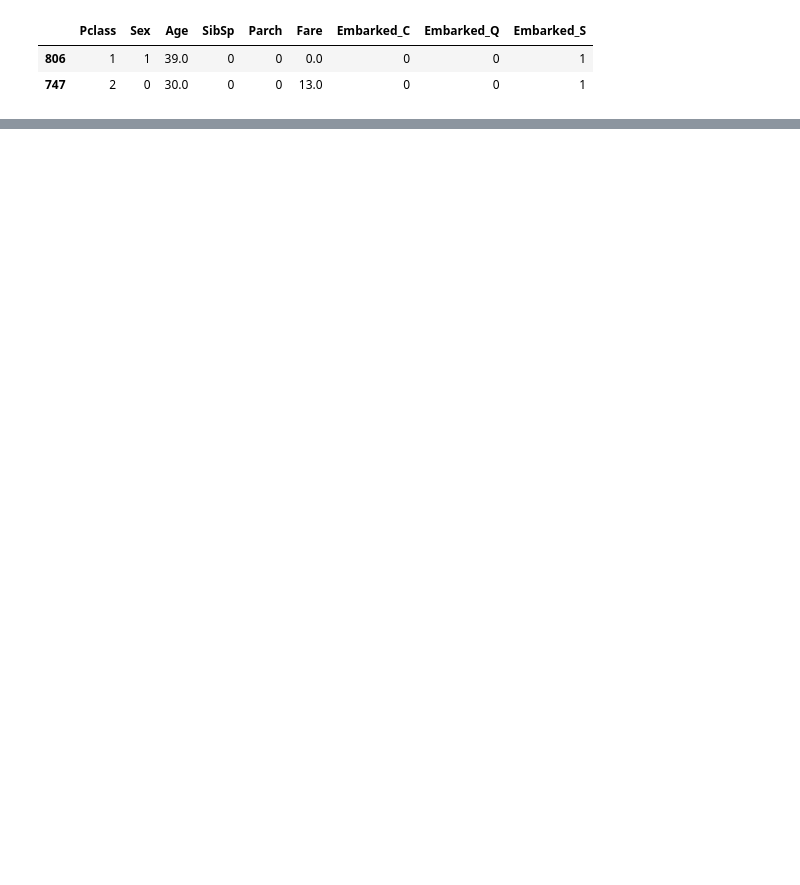
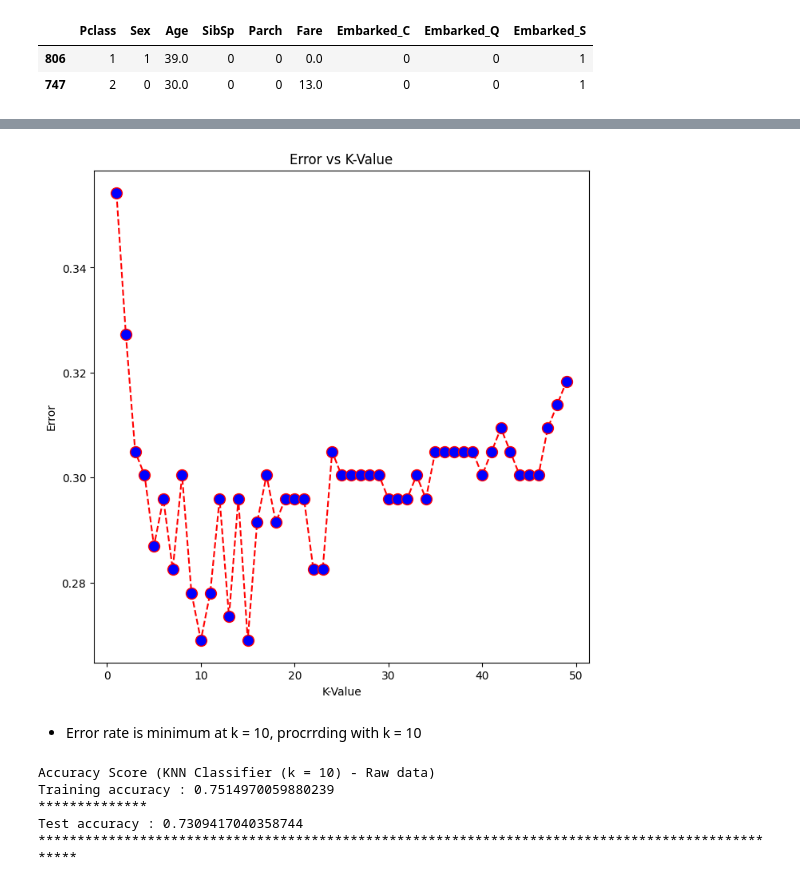
Before and after one commit to younusmohamed77/06_Titanic_Competition, a Jupyter notebook: 06_Titanic Survival Prediction Competition.ipynb, the cells around one changed output, grey strips where cells are left out. Cells and saved outputs as stored; diff of their text form; code cells hidden in the pictures; blank space fills up the shorter version.

```diff
--- a/01_Titanic Survival Prediction Competition.ipynb
+++ b/06_Titanic Survival Prediction Competition.ipynb
@@ -818,0 +747,46 @@ Test accuracy : 0.7892376681614349
+# %%
+# Function to find the best value of K based on mean squared error
+
+def find_k(x_train, y_train, x_test, y_test):
+    error_rate = []    # Finding the error rate for 50 iterations
+
+    for i in range(1, 50):
+        knn = KNeighborsClassifier(n_neighbors = i)    # Building the model with i neighbors
+        knn.fit(x_train, y_train)
+        y_pred = knn.predict(x_test)
+        error_rate.append(np.mean(y_pred != y_test))
+
+# Ploting the error values to find the best value of k
+
+    plt.figure(figsize = (8, 8))
+    plt.plot(range(1,50), error_rate, color = 'red', linestyle = 'dashed', marker = 'o', markersize = 10, markerfacecolor = 'blue')
+    plt.title("Error vs K-Value")
+    plt.xlabel("K-Value")
+    plt.ylabel("Error")
+    plt.show()
+# %%
+find_k(raw_x_train, raw_y_train, raw_x_val, raw_y_val)
+# %% [output]
+[figure, added]
+# %% [markdown]
+- Error rate is minimum at k = 10, procrrding with k = 10
+# %%
+# Building KNN model
+knn_raw = KNeighborsClassifier(n_neighbors = 10)
+knn_raw.fit(raw_x_train, raw_y_train)
+knn_raw_y_pred_train = knn_raw.predict(raw_x_train)
+knn_raw_y_pred_val = knn_raw.predict(raw_x_val)
+
+print("Accuracy Score (KNN Classifier (k = 10) - Raw data)")
+knn_train_raw_accuracy = accuracy_score(raw_y_train, knn_raw_y_pred_train)
+knn_test_raw_accuracy = accuracy_score(raw_y_val, knn_raw_y_pred_val)
+print("Training accuracy :", knn_train_raw_accuracy)
+print("**************")
+print("Test accuracy :", knn_test_raw_accuracy)
+print("**************"*7)
+# %% [output]
+Accuracy Score (KNN Classifier (k = 10) - Raw data)
+Training accuracy : 0.7514970059880239
+**************
+Test accuracy : 0.7309417040358744
+**************************************************************************************************
```
Also changed, not shown: parts of 67 cells of this notebook, 1 other file.
